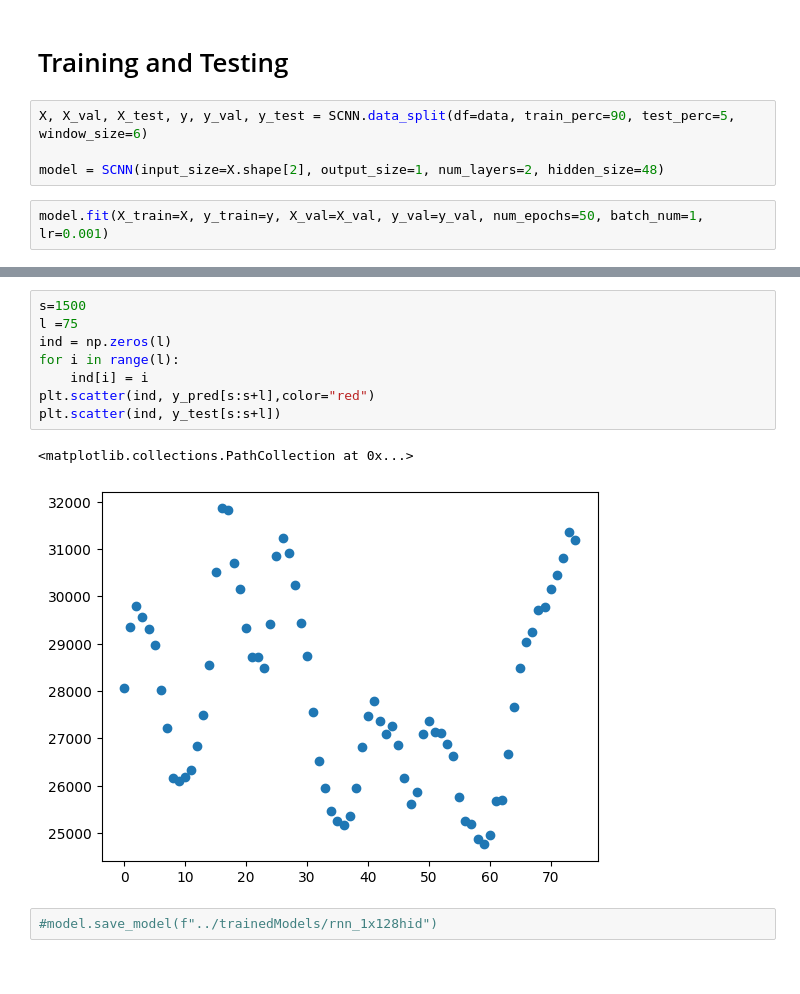
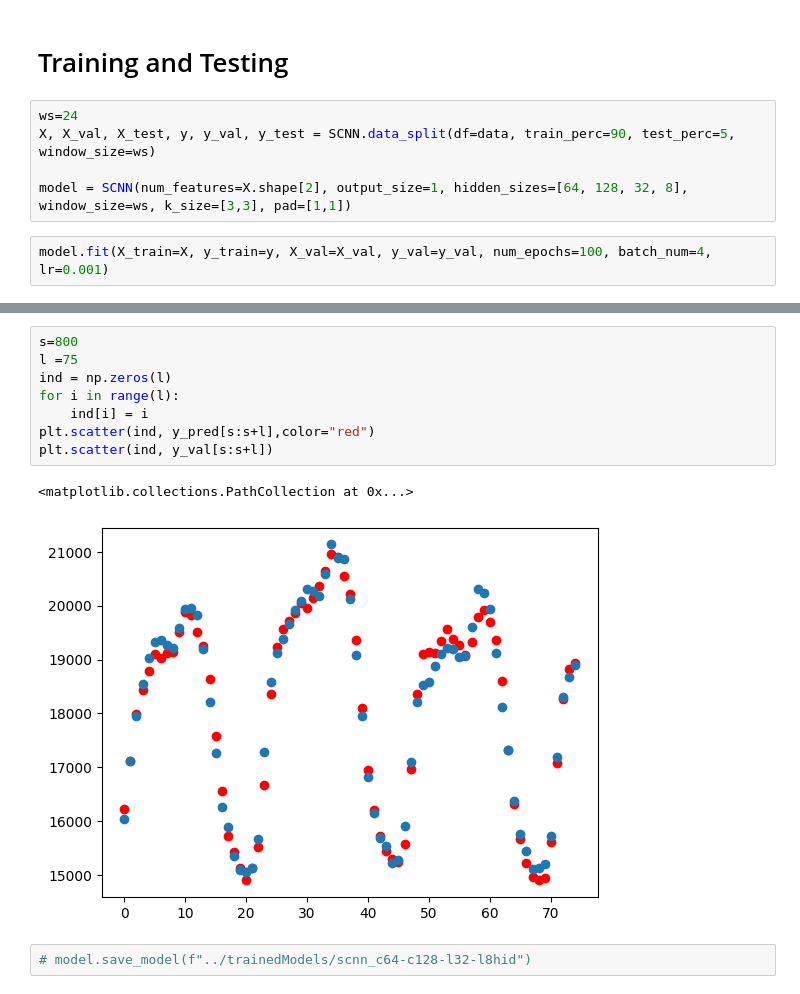
Before and after one commit to PhilJ0ly/EnergyNeedPrediction, a Jupyter notebook: models/scnn.ipynb, the cells around one changed output, grey strips where cells are left out. Cells and saved outputs as stored; diff of their text form.

Commit message:
scnn implementation

```diff
--- a/models/scnn.ipynb
+++ b/models/scnn.ipynb
@@ -184,9 +198,10 @@ class SCNN(nn.Module):
 # %% [markdown]
 # Training and Testing
 # %%
-X, X_val, X_test, y, y_val, y_test = SCNN.data_split(df=data, train_perc=90, test_perc=5, window_size=6)
+ws=24
+X, X_val, X_test, y, y_val, y_test = SCNN.data_split(df=data, train_perc=90, test_perc=5, window_size=ws)
 
-model = SCNN(input_size=X.shape[2], output_size=1, num_layers=2, hidden_size=48)
+model = SCNN(num_features=X.shape[2], output_size=1, hidden_sizes=[64, 128, 32, 8], window_size=ws, k_size=[3,3], pad=[1,1])
 # %%
-model.fit(X_train=X, y_train=y, X_val=X_val, y_val=y_val, num_epochs=50, batch_num=1, lr=0.001)
+model.fit(X_train=X, y_train=y, X_val=X_val, y_val=y_val, num_epochs=100, batch_num=4, lr=0.001)
 # %% [output]
@@ -211,13 +227,13 @@ MAE: 5978.945764075007
 # %%
-s=1500
+s=800
 l =75
 ind = np.zeros(l)
 for i in range(l):
     ind[i] = i
 plt.scatter(ind, y_pred[s:s+l],color="red")
-plt.scatter(ind, y_test[s:s+l])
+plt.scatter(ind, y_val[s:s+l])
 # %% [output]
 <matplotlib.collections.PathCollection at 0x...>
-[figure, old version]
+[figure, new version]
 # %%
-#model.save_model(f"../trainedModels/rnn_1x128hid")
+# model.save_model(f"../trainedModels/scnn_c64-c128-l32-l8hid")
```
Also changed, not shown: parts of 3 cells of this notebook, 3 other files.
